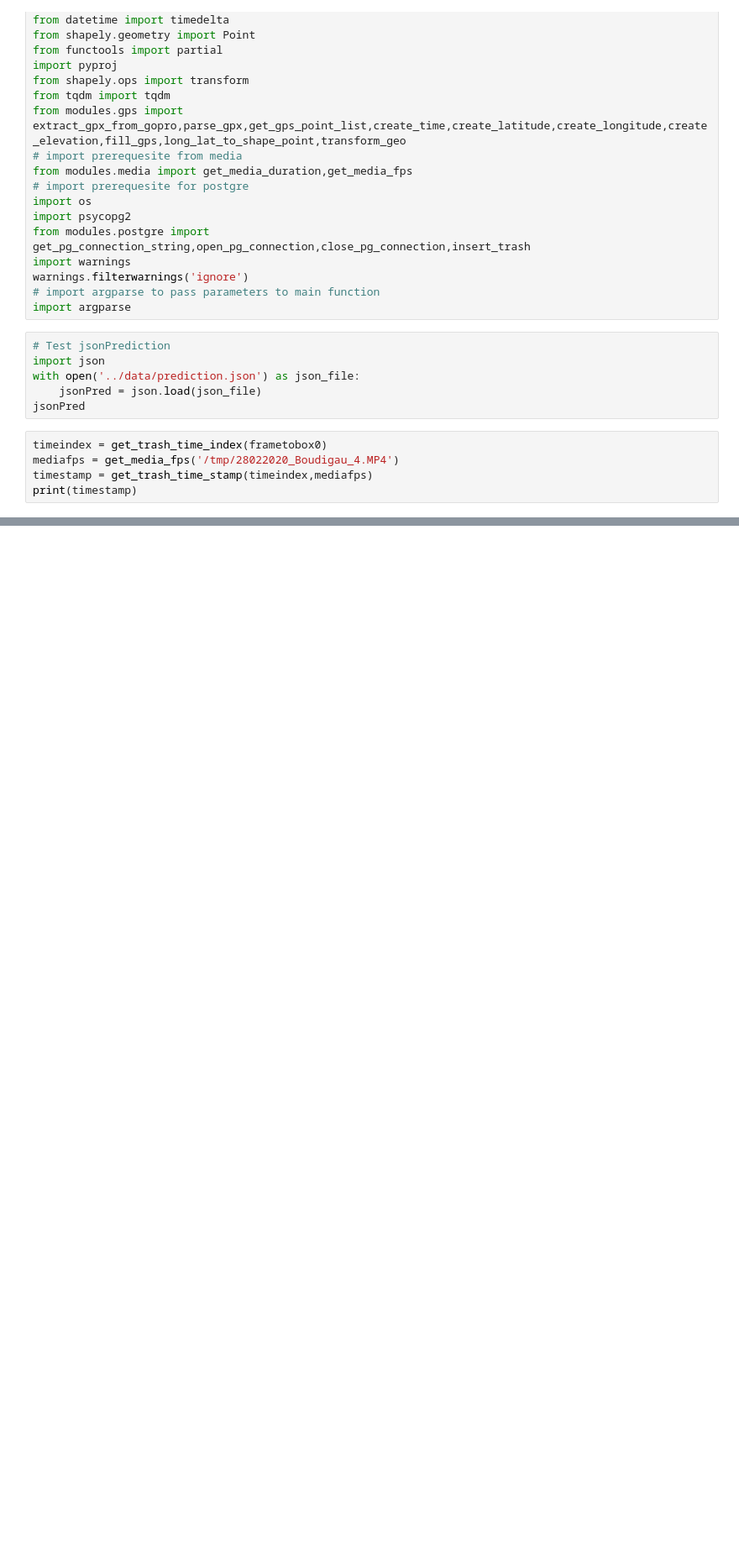
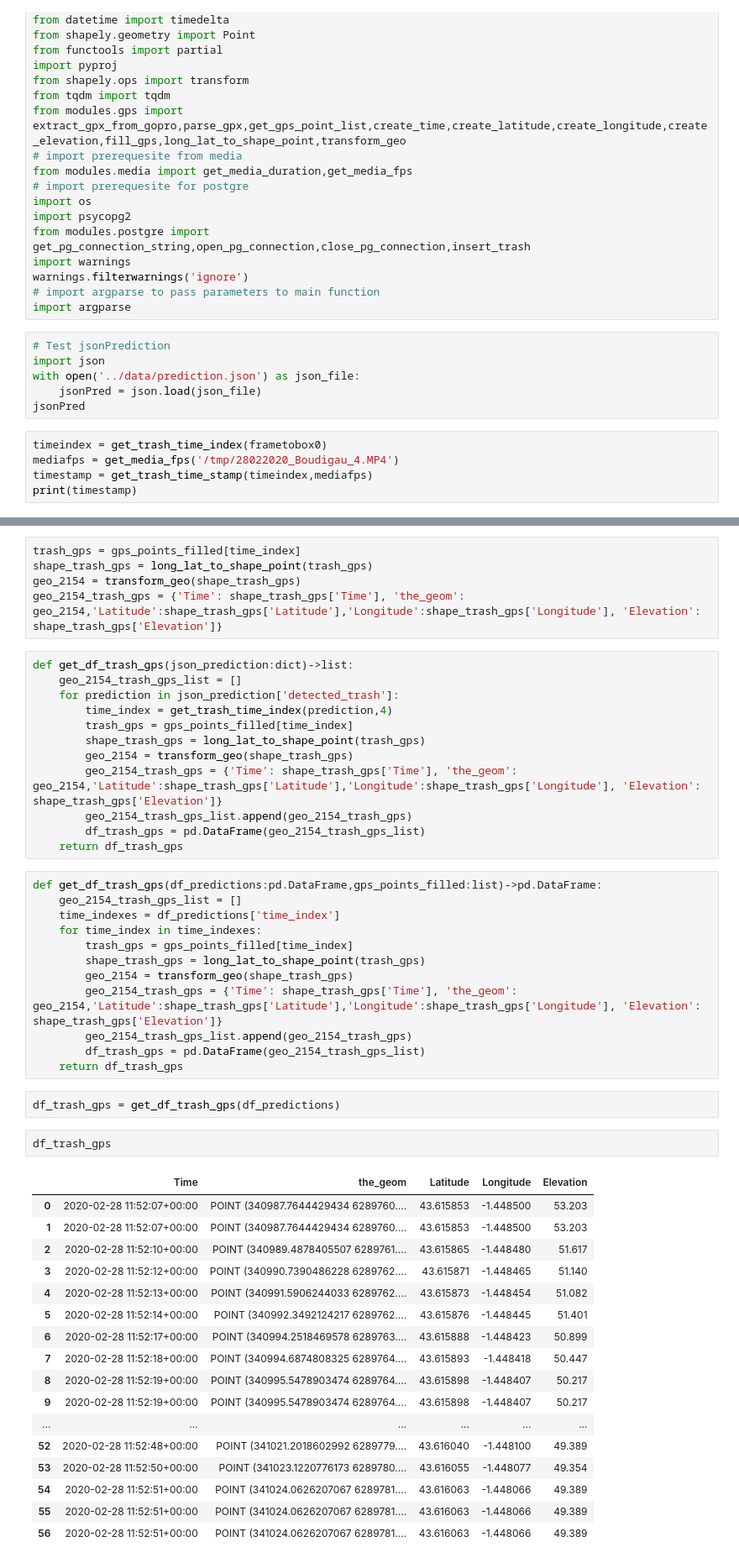
Before and after one commit to surfriderfoundationeurope/etl, a Jupyter notebook: scripts/etl_test.ipynb, the cells around one changed output, grey strips where cells are left out. Shown: that part at 84% size. Drawn from its saved outputs; the diff is of its cells as text; blank space fills up the shorter version.

Commit message:
adding dataframe management for evaluation purpose

```diff
--- a/scripts/etl_test.ipynb
+++ b/scripts/etl_test.ipynb
@@ -176,0 +288,51 @@ row_id
+# %%
+trash_gps = gps_points_filled[time_index]
+shape_trash_gps = long_lat_to_shape_point(trash_gps)
+geo_2154 = transform_geo(shape_trash_gps)
+geo_2154_trash_gps = {'Time': shape_trash_gps['Time'], 'the_geom': geo_2154,'Latitude':shape_trash_gps['Latitude'],'Longitude':shape_trash_gps['Longitude'], 'Elevation': shape_trash_gps['Elevation']}
+# %%
+def get_df_trash_gps(json_prediction:dict)->list:
+    geo_2154_trash_gps_list = []
+    for prediction in json_prediction['detected_trash']:
+        time_index = get_trash_time_index(prediction,4)
+        trash_gps = gps_points_filled[time_index]
+        shape_trash_gps = long_lat_to_shape_point(trash_gps)
+        geo_2154 = transform_geo(shape_trash_gps)
+        geo_2154_trash_gps = {'Time': shape_trash_gps['Time'], 'the_geom': geo_2154,'Latitude':shape_trash_gps['Latitude'],'Longitude':shape_trash_gps['Longitude'], 'Elevation': shape_trash_gps['Elevation']}
+        geo_2154_trash_gps_list.append(geo_2154_trash_gps)
+        df_trash_gps = pd.DataFrame(geo_2154_trash_gps_list)
+    return df_trash_gps
+# %%
+def get_df_trash_gps(df_predictions:pd.DataFrame,gps_points_filled:list)->pd.DataFrame:
+    geo_2154_trash_gps_list = []
+    time_indexes = df_predictions['time_index']
+    for time_index in time_indexes:
+        trash_gps = gps_points_filled[time_index]
+        shape_trash_gps = long_lat_to_shape_point(trash_gps)
+        geo_2154 = transform_geo(shape_trash_gps)
+        geo_2154_trash_gps = {'Time': shape_trash_gps['Time'], 'the_geom': geo_2154,'Latitude':shape_trash_gps['Latitude'],'Longitude':shape_trash_gps['Longitude'], 'Elevation': shape_trash_gps['Elevation']}
+        geo_2154_trash_gps_list.append(geo_2154_trash_gps)
+        df_trash_gps = pd.DataFrame(geo_2154_trash_gps_list)
+    return df_trash_gps
+# %%
+df_trash_gps = get_df_trash_gps(df_predictions)
+# %%
+df_trash_gps
+# %% [output]
+|  | Time | the_geom | Latitude | Longitude | Elevation |
+| 0 | 2020-02-28 11:52:07+00:00 | POINT (340987.7644429434 6289760.... | 43.615853 | -1.448500 | 53.203 |
+| 1 | 2020-02-28 11:52:07+00:00 | POINT (340987.7644429434 6289760.... | 43.615853 | -1.448500 | 53.203 |
+| 2 | 2020-02-28 11:52:10+00:00 | POINT (340989.4878405507 6289761.... | 43.615865 | -1.448480 | 51.617 |
+| 3 | 2020-02-28 11:52:12+00:00 | POINT (340990.7390486228 6289762.... | 43.615871 | -1.448465 | 51.140 |
+| 4 | 2020-02-28 11:52:13+00:00 | POINT (340991.5906244033 6289762.... | 43.615873 | -1.448454 | 51.082 |
+| 5 | 2020-02-28 11:52:14+00:00 | POINT (340992.3492124217 6289762.... | 43.615876 | -1.448445 | 51.401 |
+| 6 | 2020-02-28 11:52:17+00:00 | POINT (340994.2518469578 6289763.... | 43.615888 | -1.448423 | 50.899 |
+| 7 | 2020-02-28 11:52:18+00:00 | POINT (340994.6874808325 6289764.... | 43.615893 | -1.448418 | 50.447 |
+| 8 | 2020-02-28 11:52:19+00:00 | POINT (340995.5478903474 6289764.... | 43.615898 | -1.448407 | 50.217 |
+| 9 | 2020-02-28 11:52:19+00:00 | POINT (340995.5478903474 6289764.... | 43.615898 | -1.448407 | 50.217 |
+| ... | ... | ... | ... | ... | ... |
+| 52 | 2020-02-28 11:52:48+00:00 | POINT (341021.2018602992 6289779.... | 43.616040 | -1.448100 | 49.389 |
+| 53 | 2020-02-28 11:52:50+00:00 | POINT (341023.1220776173 6289780.... | 43.616055 | -1.448077 | 49.354 |
+| 54 | 2020-02-28 11:52:51+00:00 | POINT (341024.0626207067 6289781.... | 43.616063 | -1.448066 | 49.389 |
+| 55 | 2020-02-28 11:52:51+00:00 | POINT (341024.0626207067 6289781.... | 43.616063 | -1.448066 | 49.389 |
+| 56 | 2020-02-28 11:52:51+00:00 | POINT (341024.0626207067 6289781.... | 43.616063 | -1.448066 | 49.389 |
```
Also changed, not shown: parts of 46 cells of this notebook, 4 other files.
